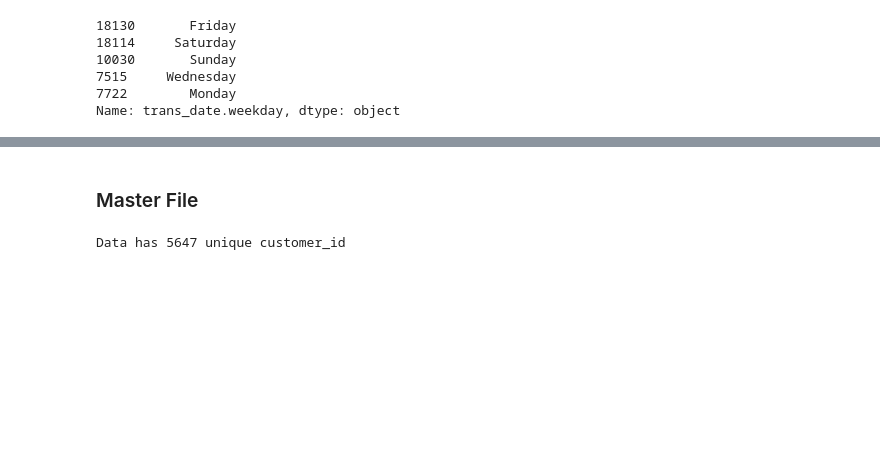
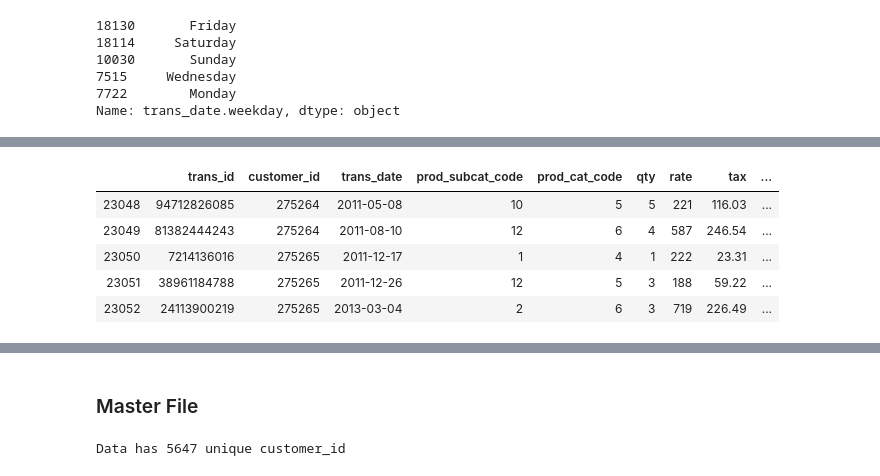
Before and after one commit to yvetteekon/retail-analytics, a Jupyter notebook: codes/01 - master file.ipynb, the cells around one changed output, grey strips where cells are left out. Cells and saved outputs as stored; diff of their text form; code cells hidden in the pictures; blank space fills up the shorter version.

```diff
--- a/codes/01 - master file.ipynb
+++ b/codes/01 - master file.ipynb
@@ -504,3 +548,12 @@ df_transactions.head()
+# %%
+df_transactions.tail()
+# %% [output]
+|  | trans_id | customer_id | trans_date | prod_subcat_code | prod_cat_code | qty | rate | tax | ... |
+| 23048 | 94712826085 | 275264 | 2011-05-08 | 10 | 5 | 5 | 221 | 116.03 | ... |
+| 23049 | 81382444243 | 275264 | 2011-08-10 | 12 | 6 | 4 | 587 | 246.54 | ... |
+| 23050 | 7214136016 | 275265 | 2011-12-17 | 1 | 4 | 1 | 222 | 23.31 | ... |
+| 23051 | 38961184788 | 275265 | 2011-12-26 | 12 | 5 | 3 | 188 | 59.22 | ... |
+| 23052 | 24113900219 | 275265 | 2013-03-04 | 2 | 6 | 3 | 719 | 226.49 | ... |
 # %%
 df_transactions[df_transactions['customer_id'] == 268624]
 # %% [output]
```
Also changed, not shown: parts of 49 cells of this notebook, 5 other files.
